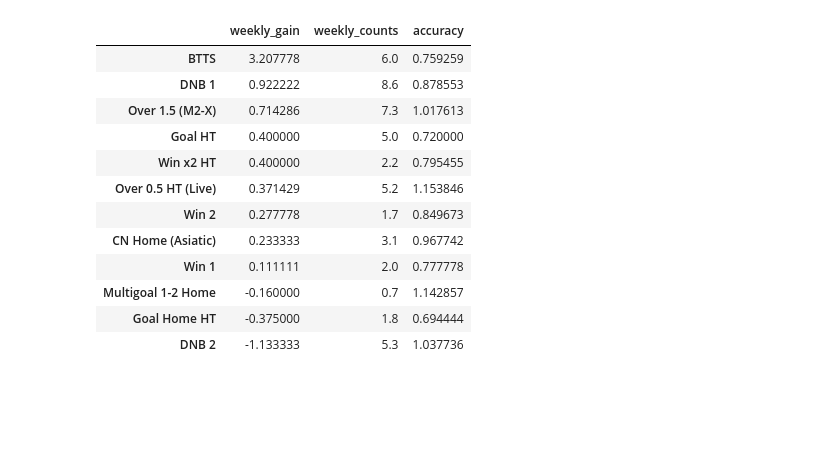
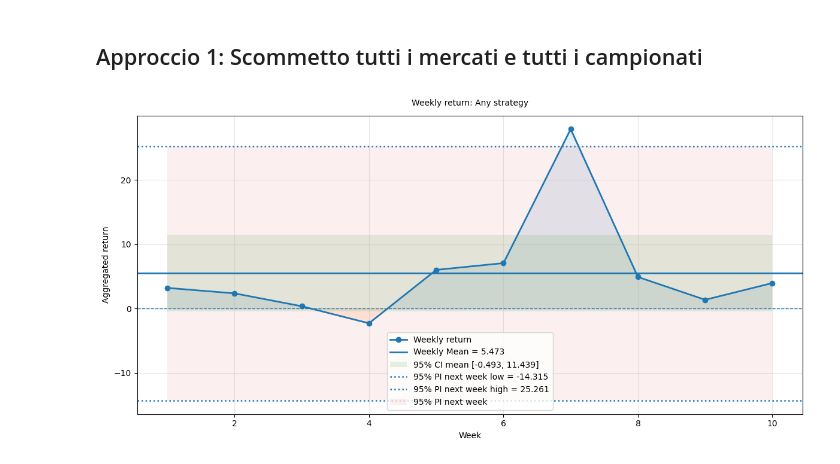
Before and after one commit to NickOLeeney/bet-master-analytics, a Jupyter notebook: src/strategies/analysis.ipynb, the cells around one changed output. Drawn from its saved outputs; the diff is of its cells as text; code cells hidden in the pictures; blank space fills up the shorter version.

```diff
--- a/src/strategies/analysis.ipynb
+++ b/src/strategies/analysis.ipynb
@@ -5,52 +15,6 @@ df = get_match_df()
-# %%
-import numpy as np
-import pandas as pd
-
-def get_best_strategies(df, n_weeks: int = 4):
-    """
-    n_weeks: no. of rolling weeks to evaluate
-    """
-    last_week = max(df["week"])
-    df = df.sort_values(by="date", ascending=False)
-    week_df = df[df["week"] >= last_week - n_weeks]
-
-    available_strategies = week_df[week_df["week"] == last_week]["strategy"].unique()
-
-    strategy_dict = dict()
-
-    # Removing week 7 considering it an outlier
-    # week_df = week_df[week_df["week"] != 7]
-    for strategy in available_strategies:
-        gain = week_df[week_df['strategy'] == strategy].groupby("week")["return"].sum().mean()
-        counts = week_df[week_df['strategy'] == strategy].groupby("week").size().to_list()
-
-        while len(counts) < n_weeks:
-            counts += [0]
-
-        counts = np.mean(counts)
-
-        accuracy = (week_df[week_df['strategy'] == strategy].groupby("week")["result"].sum() / counts).mean()
-        # if gain > 10:
-        #     continue
-        strategy_dict = strategy_dict | {strategy: [gain, counts, accuracy]}
-
-    strategy_df = pd.DataFrame(strategy_dict, index=["weekly_gain", "weekly_counts", "accuracy"]).T.sort_values(by='weekly_gain', ascending=False)
-    return strategy_df
-
-
-foo = get_best_strategies(df, n_weeks=10)
-foo
-# %% [output]
-|  | weekly_gain | weekly_counts | accuracy |
-| BTTS | 3.207778 | 6.0 | 0.759259 |
-| DNB 1 | 0.922222 | 8.6 | 0.878553 |
-| Over 1.5 (M2-X) | 0.714286 | 7.3 | 1.017613 |
-| Goal HT | 0.400000 | 5.0 | 0.720000 |
-| Win x2 HT | 0.400000 | 2.2 | 0.795455 |
-| Over 0.5 HT (Live) | 0.371429 | 5.2 | 1.153846 |
-| Win 2 | 0.277778 | 1.7 | 0.849673 |
-| CN Home (Asiatic) | 0.233333 | 3.1 | 0.967742 |
-| Win 1 | 0.111111 | 2.0 | 0.777778 |
-| Multigoal 1-2 Home | -0.160000 | 0.7 | 1.142857 |
-| Goal Home HT | -0.375000 | 1.8 | 0.694444 |
-| DNB 2 | -1.133333 | 5.3 | 1.037736 |
+# %% [markdown]
+## Approccio 1: Scommetto tutti i mercati e tutti i campionati
+# %%
+weekly_return, stats = analyze_strategies(df, print_pi=True)
+# %% [output]
+[figure, added]
```
Also changed, not shown: parts of 15 cells of this notebook, 1 other file.
